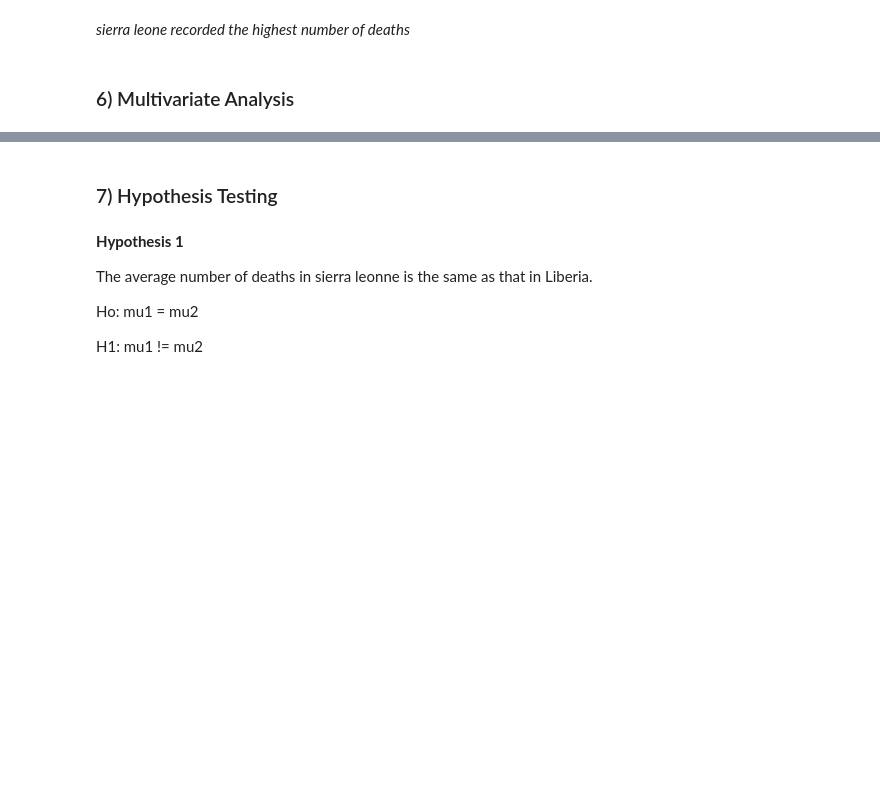
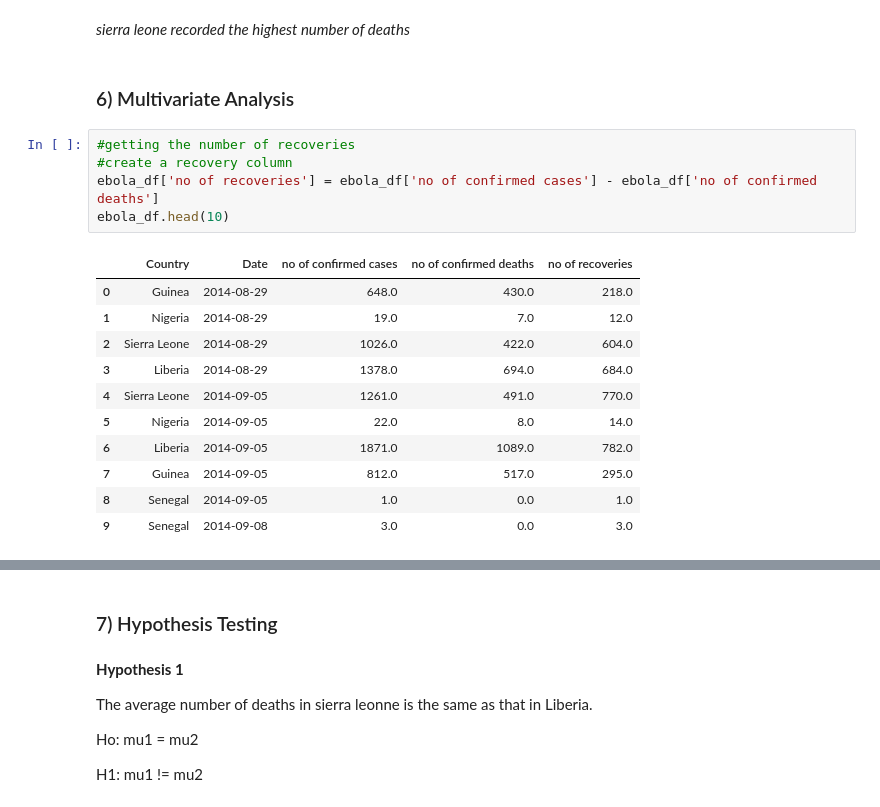
Before and after one commit to Gakori/Ebola-cases, a Jupyter notebook: Ebola_West_Africa.ipynb, the cells around one changed output, grey strips where cells are left out. Saved outputs shown, nothing was run; the diff lists cells and outputs as text; blank space fills up the shorter version.

```diff
--- a/Ebola_West_Africa.ipynb
+++ b/Ebola_West_Africa.ipynb
@@ -538,3 +544,20 @@ sns.barplot(x='Country', y='no of confirmed deaths', data=ebola_df)
 *sierra leone recorded the highest number of deaths*
 # %% [markdown]
 ### 6) Multivariate Analysis
+# %%
+#getting the number of recoveries
+#create a recovery column
+ebola_df['no of recoveries'] = ebola_df['no of confirmed cases'] - ebola_df['no of confirmed deaths']
+ebola_df.head(10)
+# %% [output]
+|  | Country | Date | no of confirmed cases | no of confirmed deaths | no of recoveries |
+| 0 | Guinea | 2014-08-29 | 648.0 | 430.0 | 218.0 |
+| 1 | Nigeria | 2014-08-29 | 19.0 | 7.0 | 12.0 |
+| 2 | Sierra Leone | 2014-08-29 | 1026.0 | 422.0 | 604.0 |
+| 3 | Liberia | 2014-08-29 | 1378.0 | 694.0 | 684.0 |
+| 4 | Sierra Leone | 2014-09-05 | 1261.0 | 491.0 | 770.0 |
+| 5 | Nigeria | 2014-09-05 | 22.0 | 8.0 | 14.0 |
+| 6 | Liberia | 2014-09-05 | 1871.0 | 1089.0 | 782.0 |
+| 7 | Guinea | 2014-09-05 | 812.0 | 517.0 | 295.0 |
+| 8 | Senegal | 2014-09-05 | 1.0 | 0.0 | 1.0 |
+| 9 | Senegal | 2014-09-08 | 3.0 | 0.0 | 3.0 |
```
Also changed, not shown: parts of 33 cells of this notebook.
